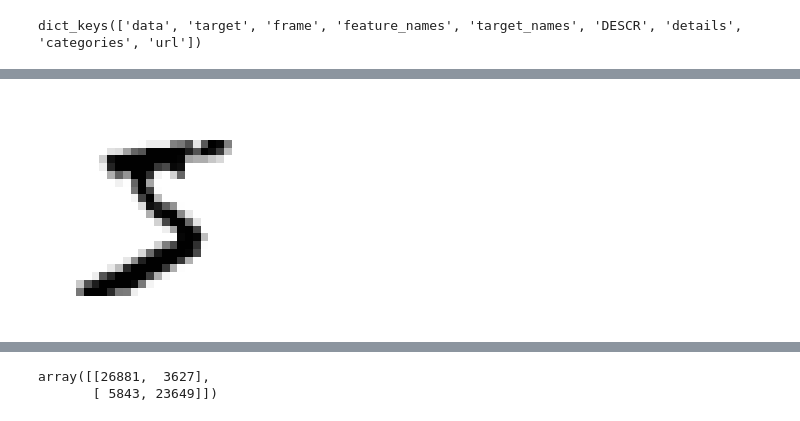
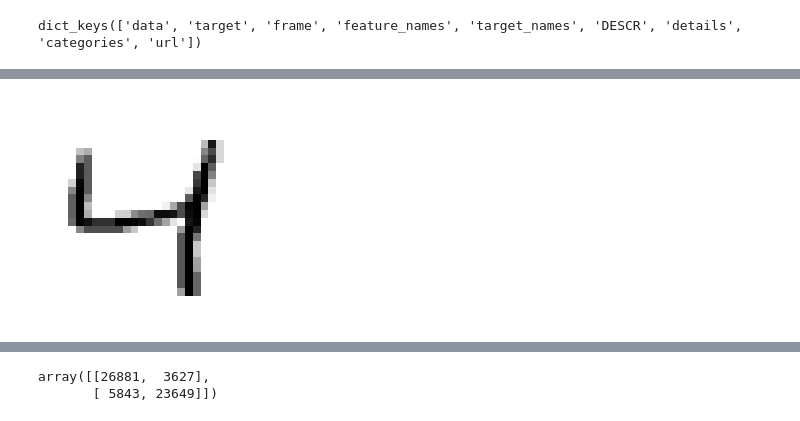
Before and after one commit to grobbie94/handson-ml2, a Jupyter notebook: chap3_rb.ipynb, the cells around one changed output, grey strips where cells are left out. Cells and saved outputs as stored; diff of their text form; code cells hidden in the pictures.

```diff
--- a/chap3_rb.ipynb
+++ b/chap3_rb.ipynb
@@ -60,7 +62,7 @@ def plot_digit(data):
     plt.imshow(image, cmap = mpl.cm.binary,
                interpolation="nearest")
     plt.axis("off")
-# %%
-plot_digit(X[0])
-# %% [output]
-[figure, removed]
+# %%
+plot_digit(X[2].reshape(28, 28))
+# %% [output]
+[figure, added]
```
Also changed, not shown: parts of 12 cells of this notebook.
